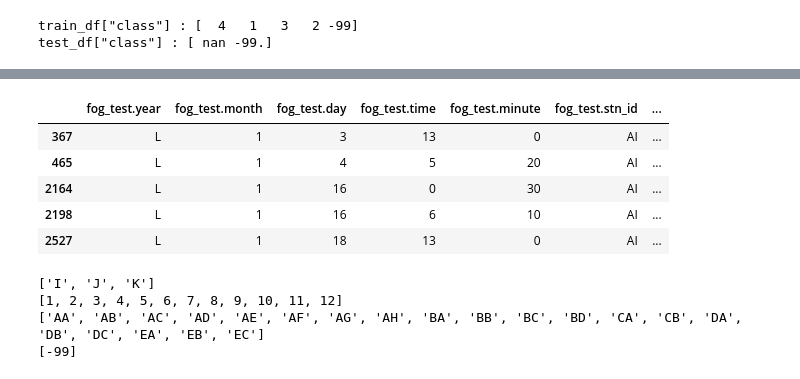
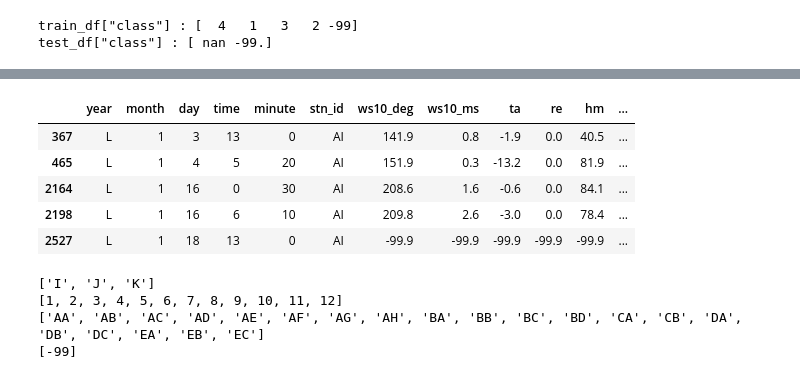
Before and after one commit to benidjor/weather-contest, a Jupyter notebook: modeling_replace_20000_no_tuned_tek.ipynb, the cells around one changed output, grey strips where cells are left out. Cells and saved outputs as stored; diff of their text form; code cells hidden in the pictures.

```diff
--- a/modeling_under_20000_no_tuned_tek.ipynb
+++ b/modeling_replace_20000_no_tuned_tek.ipynb
@@ -58,8 +58,8 @@ train_path = "../fog_data/fog_train.csv"
 test_path = "../fog_data/fog_test.csv"
 # %%
 # 데이터셋 불러오기
-train_df = pd.read_csv(train_path, index_col=0)
-test_df = pd.read_csv(test_path, index_col=0)
+train_df = pd.read_csv(train_path, index_col=0).rename(columns=lambda x: x.split('.')[1])
+test_df = pd.read_csv(test_path, index_col=0).rename(columns=lambda x: x.split('.')[1])
 # %%
 train_df.head()
 # %% [output]
@@ -226,12 +226,12 @@ train_df[train_df["fog_train.class"]==-99].head()
 # %%
-test_df[test_df["fog_test.class"]==-99].head()
+test_df[test_df["class"]==-99].head()
 # %% [output]
-|  | fog_test.year | fog_test.month | fog_test.day | fog_test.time | fog_test.minute | fog_test.stn_id | ... |
-| 367 | L | 1 | 3 | 13 | 0 | AI | ... |
-| 465 | L | 1 | 4 | 5 | 20 | AI | ... |
-| 2164 | L | 1 | 16 | 0 | 30 | AI | ... |
-| 2198 | L | 1 | 16 | 6 | 10 | AI | ... |
-| 2527 | L | 1 | 18 | 13 | 0 | AI | ... |
+|  | year | month | day | time | minute | stn_id | ws10_deg | ws10_ms | ta | re | hm | ... |
+| 367 | L | 1 | 3 | 13 | 0 | AI | 141.9 | 0.8 | -1.9 | 0.0 | 40.5 | ... |
+| 465 | L | 1 | 4 | 5 | 20 | AI | 151.9 | 0.3 | -13.2 | 0.0 | 81.9 | ... |
+| 2164 | L | 1 | 16 | 0 | 30 | AI | 208.6 | 1.6 | -0.6 | 0.0 | 84.1 | ... |
+| 2198 | L | 1 | 16 | 6 | 10 | AI | 209.8 | 2.6 | -3.0 | 0.0 | 78.4 | ... |
+| 2527 | L | 1 | 18 | 13 | 0 | AI | -99.9 | -99.9 | -99.9 | -99.9 | -99.9 | ... |
 # %%
 # class = -99인 데이터의 year, month, stn_id, vis1 컬럼 확인
 # train_df
```
Also changed, not shown: parts of 22 cells of this notebook, 4 other files.
